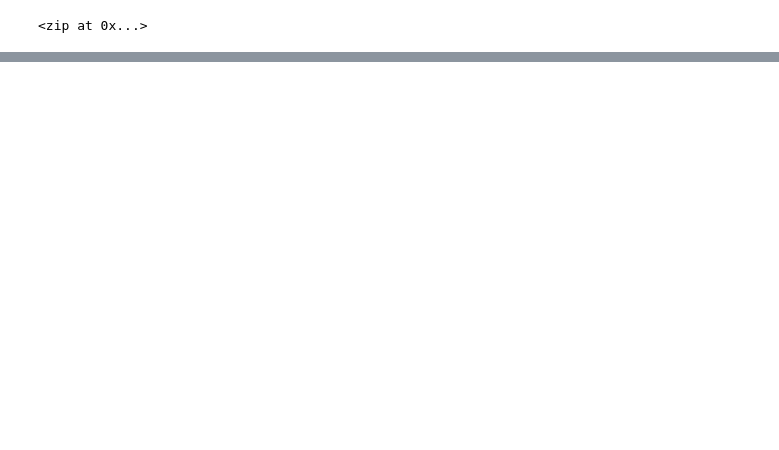
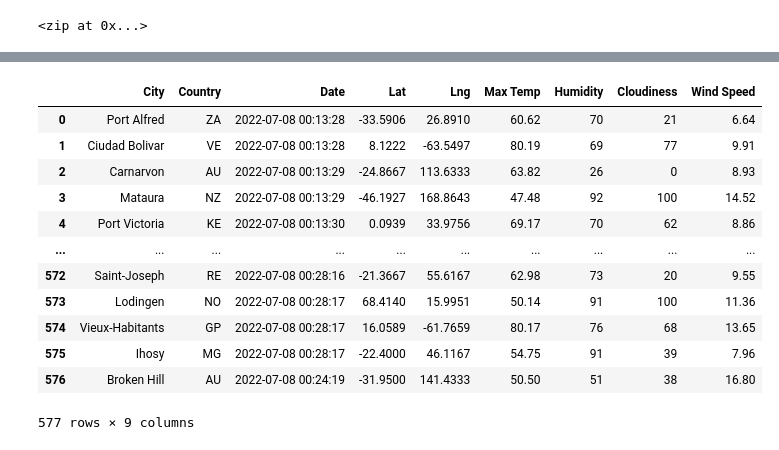
Before and after one commit to shanl5/World_Weather_Analysis, a Jupyter notebook: WeatherPy.ipynb, the cells around one changed output, grey strips where cells are left out. Drawn from its saved outputs; the diff is of its cells as text; code cells hidden in the pictures; blank space fills up the shorter version.

```diff
--- a/WeatherPy.ipynb
+++ b/WeatherPy.ipynb
@@ -69,0 +391,4 @@ len(cities)
+# %%
+# Convert the array of dictionaries to a Pandas DataFrame.
+city_data_df = pd.DataFrame(city_data)
+city_data_df.head(10)
@@ -69,0 +418,21 @@ len(cities)
+# %%
+new_column_order = ["City", "Country", "Date", "Lat", "Lng", "Max Temp",
+                    "Humidity", "Cloudiness", "Wind Speed"]
+
+city_data_df = city_data_df[new_column_order]
+
+city_data_df
+# %% [output]
+|  | City | Country | Date | Lat | Lng | Max Temp | Humidity | Cloudiness | Wind Speed |
+| 0 | Port Alfred | ZA | 2022-07-08 00:13:28 | -33.5906 | 26.8910 | 60.62 | 70 | 21 | 6.64 |
+| 1 | Ciudad Bolivar | VE | 2022-07-08 00:13:28 | 8.1222 | -63.5497 | 80.19 | 69 | 77 | 9.91 |
+| 2 | Carnarvon | AU | 2022-07-08 00:13:29 | -24.8667 | 113.6333 | 63.82 | 26 | 0 | 8.93 |
+| 3 | Mataura | NZ | 2022-07-08 00:13:29 | -46.1927 | 168.8643 | 47.48 | 92 | 100 | 14.52 |
+| 4 | Port Victoria | KE | 2022-07-08 00:13:30 | 0.0939 | 33.9756 | 69.17 | 70 | 62 | 8.86 |
+| ... | ... | ... | ... | ... | ... | ... | ... | ... | ... |
+| 572 | Saint-Joseph | RE | 2022-07-08 00:28:16 | -21.3667 | 55.6167 | 62.98 | 73 | 20 | 9.55 |
+| 573 | Lodingen | NO | 2022-07-08 00:28:17 | 68.4140 | 15.9951 | 50.14 | 91 | 100 | 11.36 |
+| 574 | Vieux-Habitants | GP | 2022-07-08 00:28:17 | 16.0589 | -61.7659 | 80.17 | 76 | 68 | 13.65 |
+| 575 | Ihosy | MG | 2022-07-08 00:28:17 | -22.4000 | 46.1167 | 54.75 | 91 | 39 | 7.96 |
+| 576 | Broken Hill | AU | 2022-07-08 00:24:19 | -31.9500 | 141.4333 | 50.50 | 51 | 38 | 16.80 |
+577 rows × 9 columns
```
Also changed, not shown: parts of 18 cells of this notebook.
